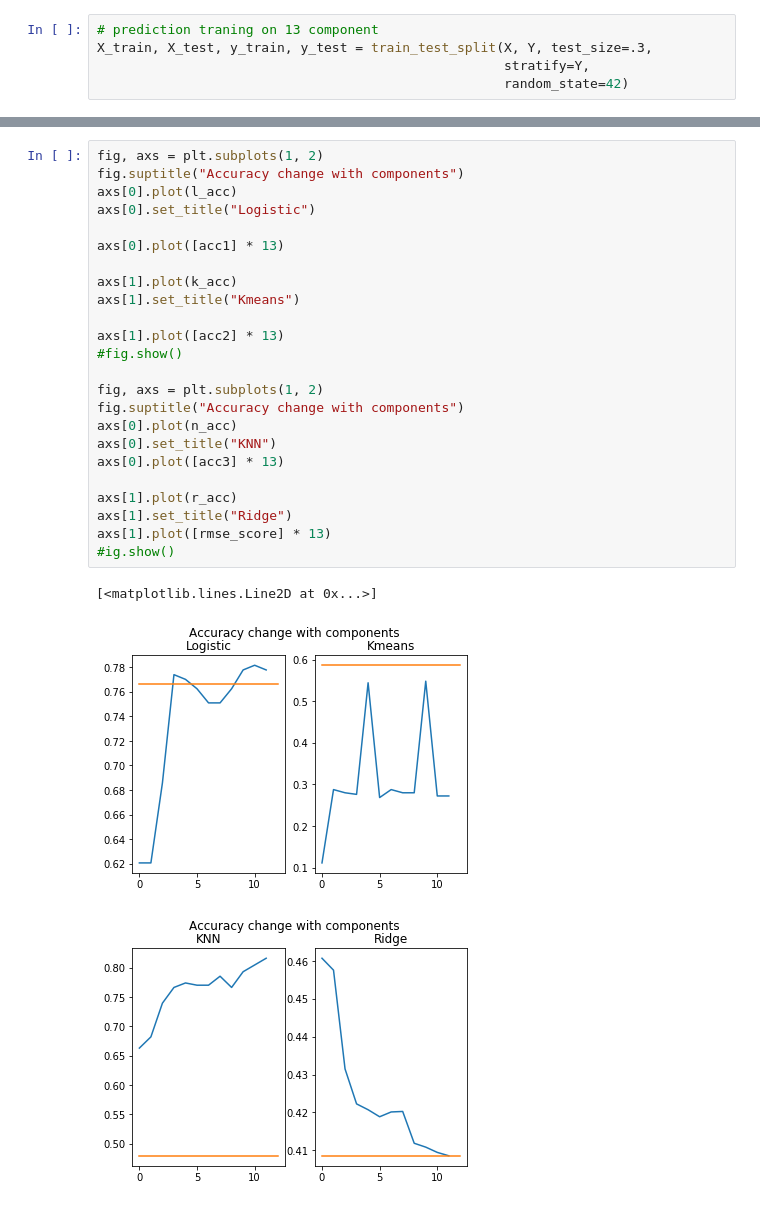
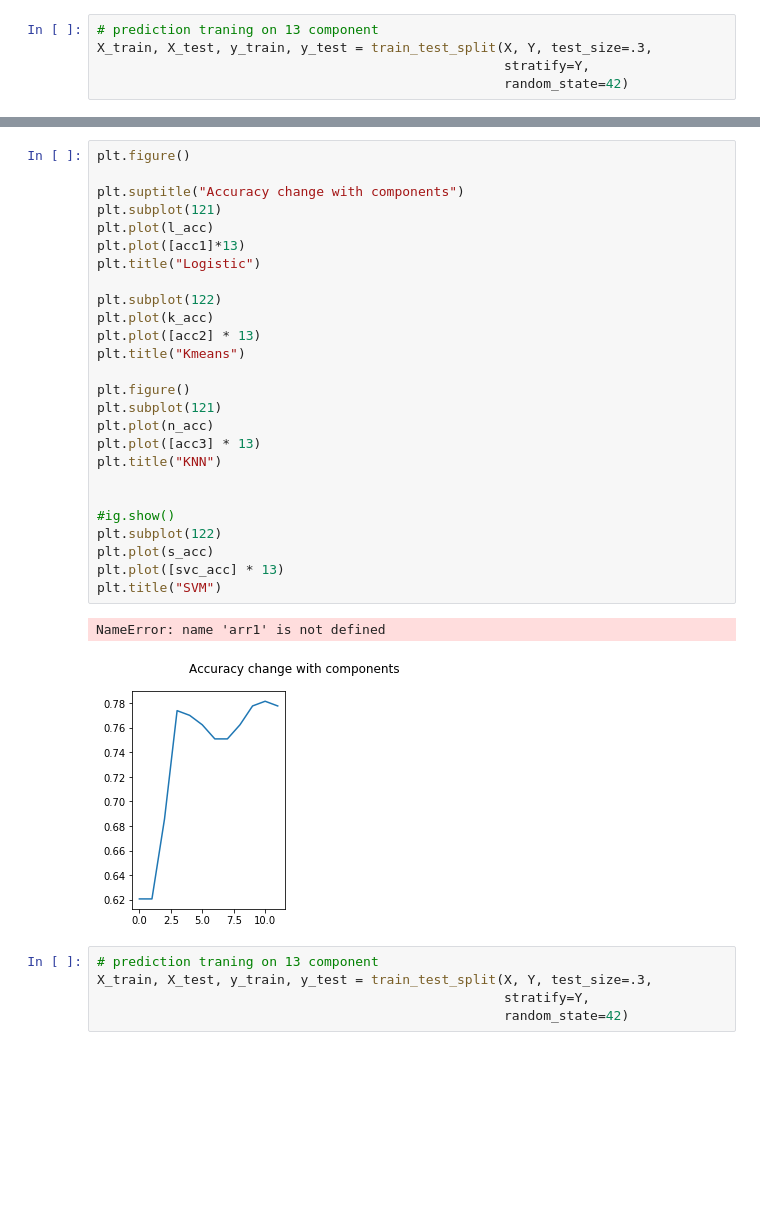
Before and after one commit to GaTech-CS7641-A-Fall2020-Team7/PCA, a Jupyter notebook: PCA.ipynb, the cells around one changed output, grey strips where cells are left out. Cells and saved outputs as stored; diff of their text form; blank space fills up the shorter version.

```diff
--- a/PCA.ipynb
+++ b/PCA.ipynb
@@ -236,28 +281,34 @@ Ridge regression rsme: 0.30774
-# %%
-fig, axs = plt.subplots(1, 2)
-fig.suptitle("Accuracy change with components")
-axs[0].plot(l_acc)
-axs[0].set_title("Logistic")
-
-axs[0].plot([acc1] * 13)
-
-axs[1].plot(k_acc)
-axs[1].set_title("Kmeans")
-
-axs[1].plot([acc2] * 13)
-#fig.show()
-
-fig, axs = plt.subplots(1, 2)
-fig.suptitle("Accuracy change with components")
-axs[0].plot(n_acc)
-axs[0].set_title("KNN")
-axs[0].plot([acc3] * 13)
-
-axs[1].plot(r_acc)
-axs[1].set_title("Ridge")
-axs[1].plot([rmse_score] * 13)
-#ig.show()
-# %% [output]
-[<matplotlib.lines.Line2D at 0x...>]
-[figure, removed]
-[figure, removed]
+# %%
+plt.figure()
+
+plt.suptitle("Accuracy change with components")
+plt.subplot(121)
+plt.plot(l_acc)
+plt.plot([acc1]*13)
+plt.title("Logistic")
+
+plt.subplot(122)
+plt.plot(k_acc)
+plt.plot([acc2] * 13)
+plt.title("Kmeans")
+
+plt.figure()
+plt.subplot(121)
+plt.plot(n_acc)
+plt.plot([acc3] * 13)
+plt.title("KNN")
+
+
+#ig.show()
+plt.subplot(122)
+plt.plot(s_acc)
+plt.plot([svc_acc] * 13)
+plt.title("SVM")
+# %% [output]
+NameError: name 'arr1' is not defined
+[figure, added]
+# %%
+# prediction traning on 13 component
+X_train, X_test, y_train, y_test = train_test_split(X, Y, test_size=.3,
+                                                    stratify=Y,
+                                                    random_state=42)
```
Also changed, not shown: parts of 9 cells of this notebook.
